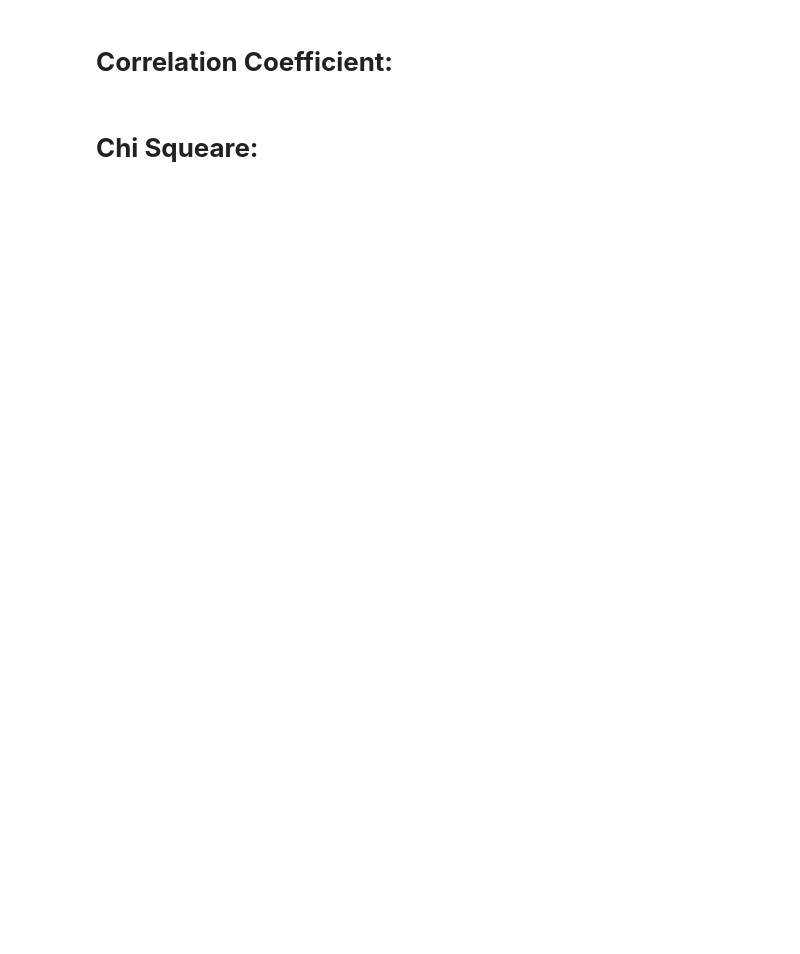
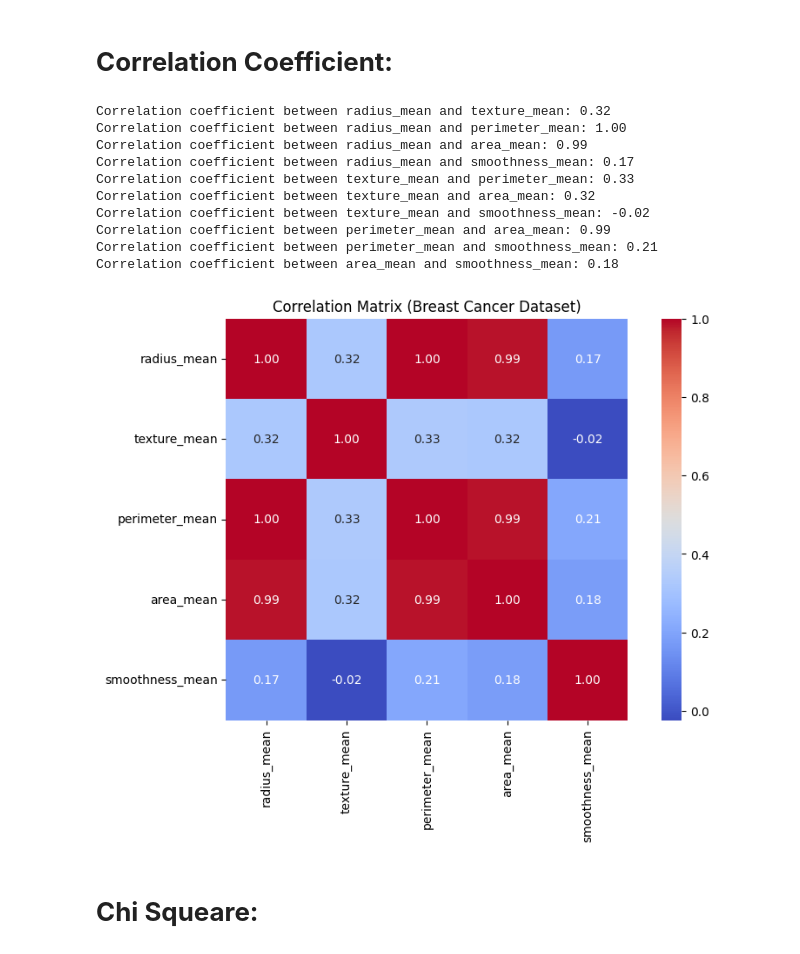
Before and after one commit to halaaab/IT_326-Project-Group-1, a Jupyter notebook: Phase2.ipynb, the cells around one changed output. Drawn from its saved outputs; the diff is of its cells as text; code cells hidden in the pictures; blank space fills up the shorter version.

```diff
--- a/Phase2.ipynb
+++ b/Phase2.ipynb
@@ -289,5 +399,41 @@ print(data[rows_with_missing > 0].head())
 # %% [markdown]
 # **Correlation Coefficient:**
+# %%
+import numpy as np
+import matplotlib.pyplot as plt
+import seaborn as sns
+
+data = data.dropna()
+columns = ['radius_mean', 'texture_mean', 'perimeter_mean', 'area_mean', 'smoothness_mean']
+
+correlation_results = {}
+for i in range(len(columns)):
+    for j in range(i + 1, len(columns)):
+        col1 = columns[i]
+        col2 = columns[j]
+        data_col1 = data[col1]
+        data_col2 = data[col2]
+        correlation_coefficient = np.corrcoef(data_col1, data_col2)[0, 1]
+        correlation_results[(col1, col2)] = correlation_coefficient
+        print(f"Correlation coefficient between {col1} and {col2}: {correlation_coefficient:.2f}")
+
+plt.figure(figsize=(10, 6))
+correlation_matrix = data[columns].corr()
+sns.heatmap(correlation_matrix, annot=True, fmt=".2f", cmap='coolwarm', square=True)
+plt.title('Correlation Matrix (Breast Cancer Dataset)')
+plt.show()
+# %% [output]
+Correlation coefficient between radius_mean and texture_mean: 0.32
+Correlation coefficient between radius_mean and perimeter_mean: 1.00
+Correlation coefficient between radius_mean and area_mean: 0.99
+Correlation coefficient between radius_mean and smoothness_mean: 0.17
+Correlation coefficient between texture_mean and perimeter_mean: 0.33
+Correlation coefficient between texture_mean and area_mean: 0.32
+Correlation coefficient between texture_mean and smoothness_mean: -0.02
+Correlation coefficient between perimeter_mean and area_mean: 0.99
+Correlation coefficient between perimeter_mean and smoothness_mean: 0.21
+Correlation coefficient between area_mean and smoothness_mean: 0.18
+[figure, added]
 # %% [markdown]
 
 # **Chi Squeare:**
```
Also changed, not shown: parts of 11 cells of this notebook.
